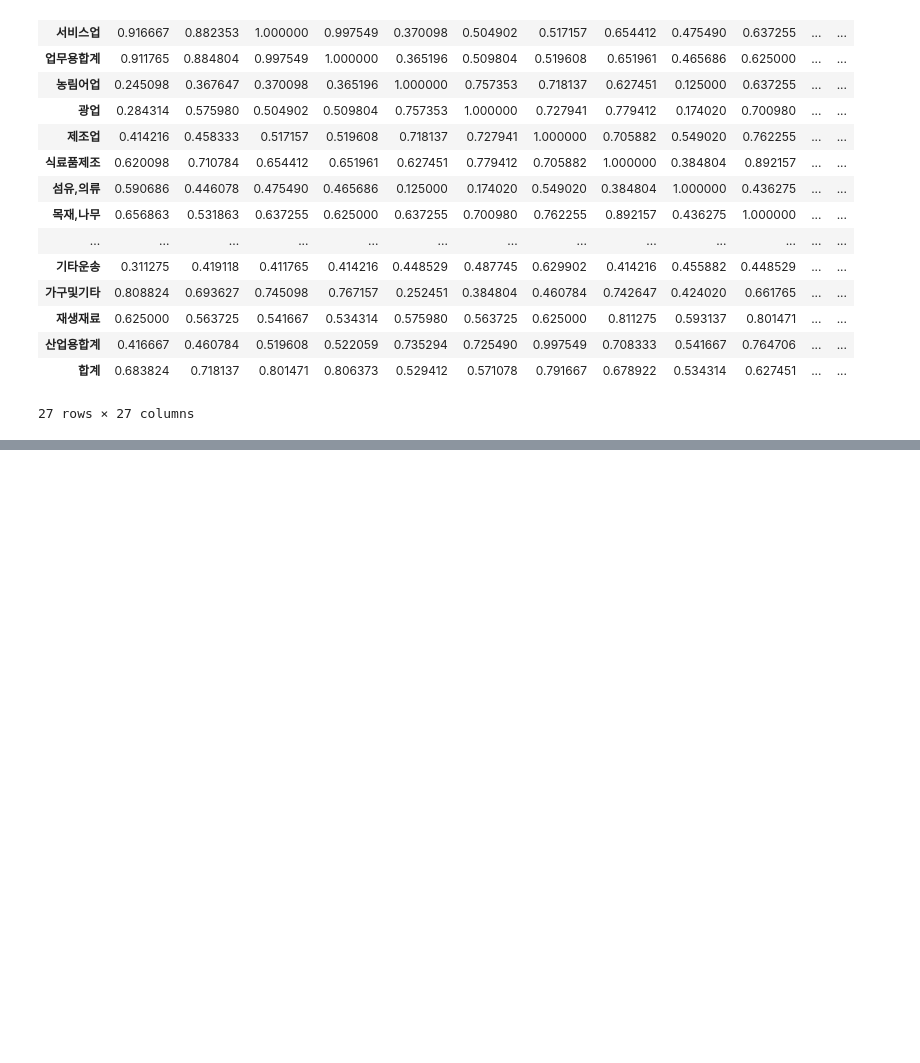
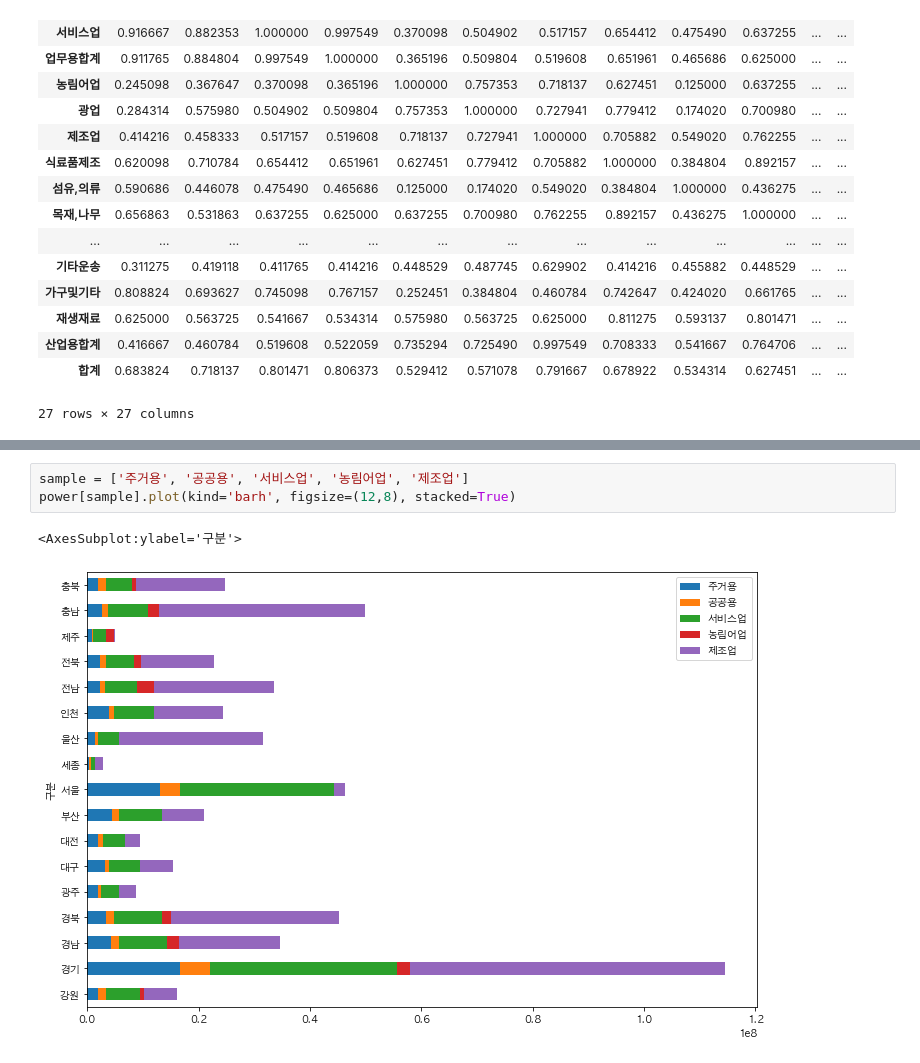
Before and after one commit to yu04038/DataProcess-Analysis, a Jupyter notebook: 8월 17일.ipynb, the cells around one changed output, grey strips where cells are left out. Drawn from its saved outputs; the diff is of its cells as text; blank space fills up the shorter version.

```diff
--- a/8월 17일.ipynb
+++ b/8월 17일.ipynb
@@ -237,0 +327,6 @@ AttributeError: 'DataFrame' object has no attribute 'counter'
+# %%
+sample = ['주거용', '공공용', '서비스업', '농림어업', '제조업']
+power[sample].plot(kind='barh', figsize=(12,8), stacked=True)
+# %% [output]
+<AxesSubplot:ylabel='구분'>
+[figure, added]
```
Also changed, not shown: parts of 14 cells of this notebook.
